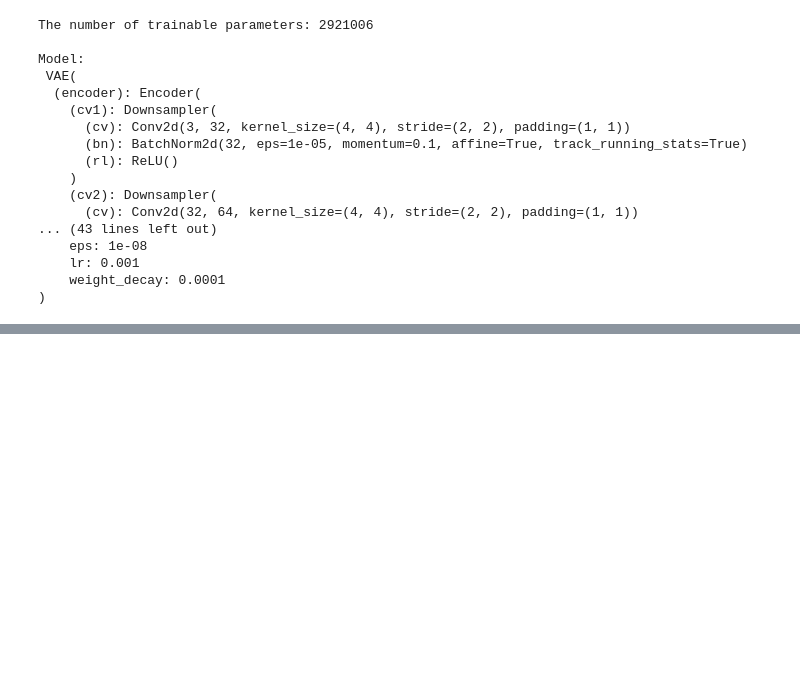
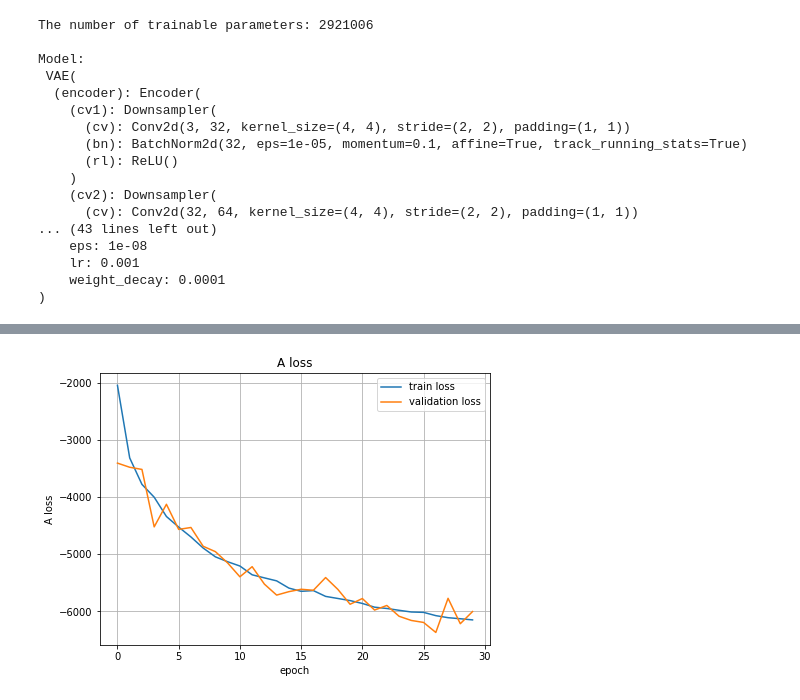
Before and after one commit to cross32768/VAE_anomaly, a Jupyter notebook: VAE.ipynb, the cells around one changed output, grey strips where cells are left out. Cells and saved outputs as stored; diff of their text form; code cells hidden in the pictures; blank space fills up the shorter version.

```diff
--- a/VAE.ipynb
+++ b/VAE.ipynb
@@ -312,0 +351,13 @@ epoch[29/30] train_loss:0.6837 validation_loss:-15.7362
+# %%
+# visualize training log
+plt.figure(figsize = (7,5))
+plt.plot(train_loss_list[1], label = 'train loss')
+plt.plot(validation_loss_list[1], label = 'validation loss')
+plt.title('A loss')
+plt.xlabel('epoch')
+plt.ylabel('A loss')
+plt.legend()
+plt.grid()
+plt.show()
+# %% [output]
+[figure, added]
```
Also changed, not shown: parts of 12 cells of this notebook.
